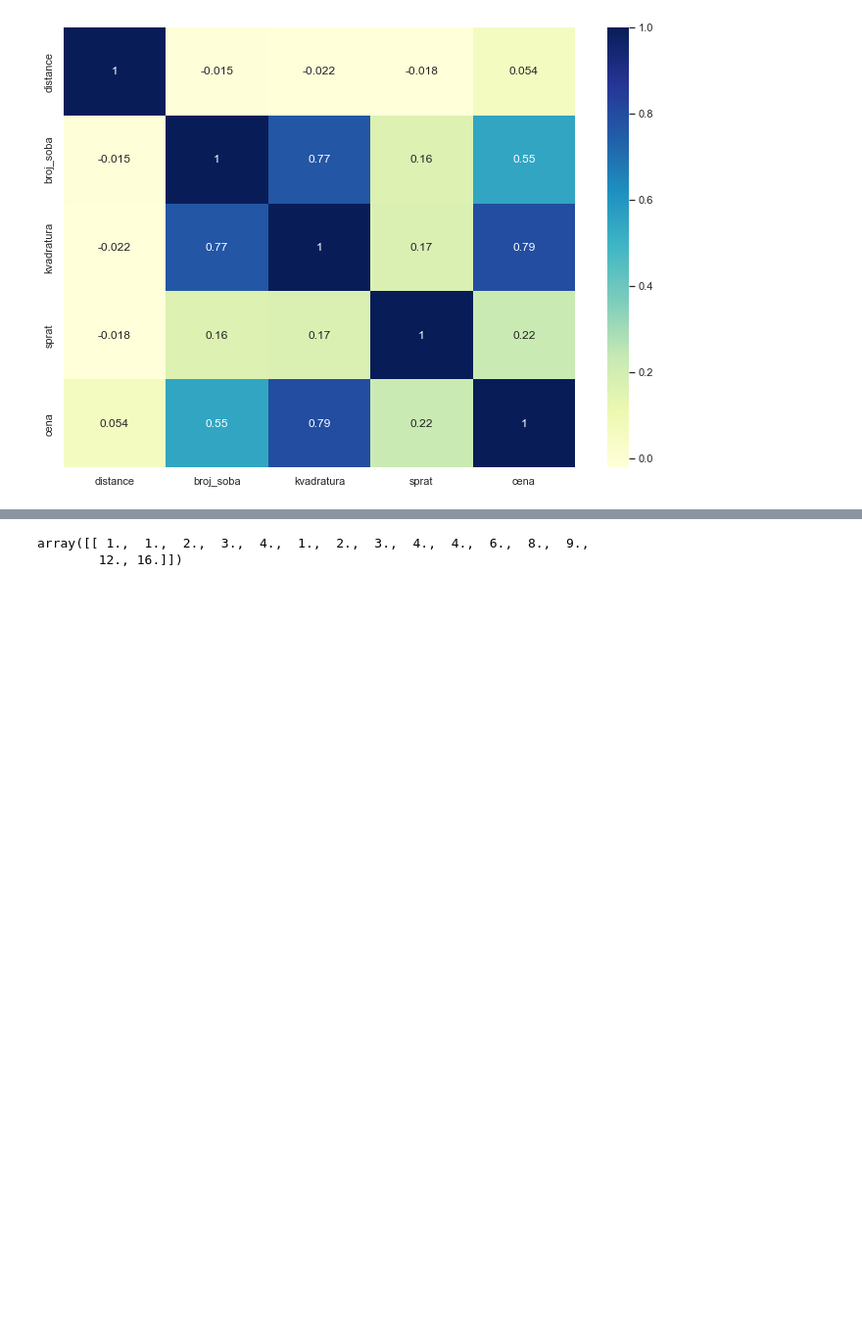
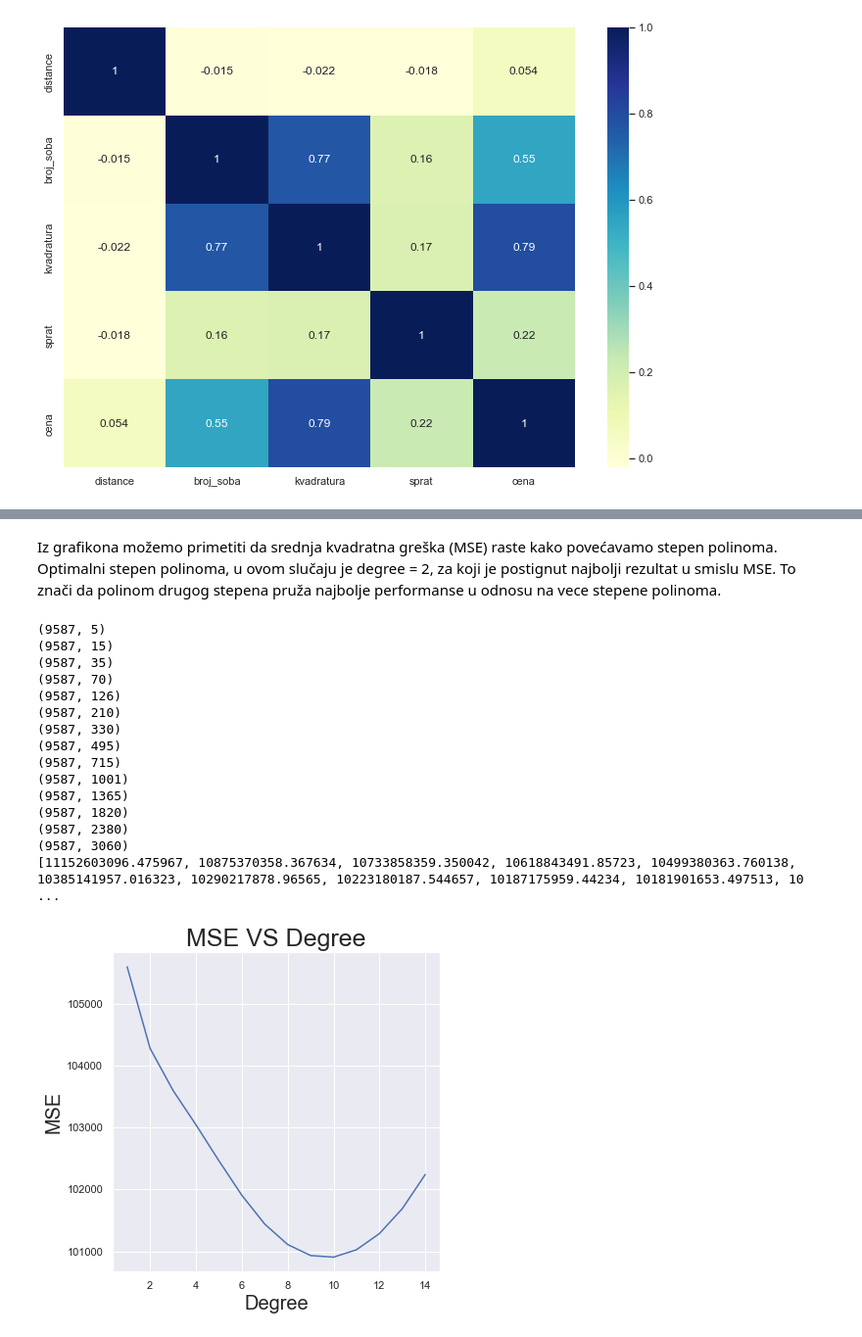
Before and after one commit to busketi/nekretnine_web_scrapping, a Jupyter notebook: linear_regression.ipynb, the cells around one changed output, grey strips where cells are left out. Shown at 98% size. Drawn from its saved outputs; the diff is of its cells as text; code cells hidden in the pictures; blank space fills up the shorter version.

```diff
--- a/linear_regression.ipynb
+++ b/linear_regression.ipynb
@@ -253,5 +182,43 @@ Text(0.5, 1.0, 'MSE VS Degree')
-# %%
-PolynomialFeatures(degree=(0,2)).fit_transform([[1,2,3,4]])
-# %% [output]
-array([[ 1.,  1.,  2.,  3.,  4.,  1.,  2.,  3.,  4.,  4.,  6.,  8.,  9.,
-        12., 16.]])
+# %% [markdown]
+Iz grafikona možemo primetiti da srednja kvadratna greška (MSE) raste kako povećavamo stepen polinoma. Optimalni stepen polinoma, u ovom slučaju je degree = 2, za koji je postignut najbolji rezultat u smislu MSE. To znači da polinom drugog stepena pruža najbolje performanse u odnosu na vece stepene polinoma.
+# %%
+X = MinMaxScaler.fit_transform(X_values.copy())
+x_train,x_test,y_train,y_test=train_test_split(X,y,train_size=0.8, random_state = 1)
+maxdegree=15 # The maximum degree we would like to test
+training_error=[]
+cross_validation_error=[]
+for d in range(1,maxdegree):
+    x_poly_train=PolynomialFeatures(degree=(0,d)).fit_transform(x_train)
+    print(np.shape(x_poly_train))
+    x_poly_test=PolynomialFeatures(degree=(0,d)).fit_transform(x_test)
+    model=Ridge(fit_intercept=False,alpha=0.5)
+    model=model.fit(x_poly_train,y_train)
+    y_train_pred=model.predict(x_poly_train)
+    mse_train=mean_squared_error(y_train,y_train_pred)
+    cve=cross_validate(model,x_poly_train,y_train,scoring='neg_mean_squared_error',cv=5,return_train_score=True)
+    training_error.append(mse_train)
+    cross_validation_error.append(np.mean(np.absolute(cve['test_score'])))
+fig,ax=plt.subplots(figsize=(6,6))
+print(cross_validation_error)
+ax.plot(range(1,maxdegree),np.sqrt(cross_validation_error))
+ax.set_xlabel('Degree',fontsize=20)
+ax.set_ylabel('MSE',fontsize=20)
+ax.set_title('MSE VS Degree',fontsize=25)
+plt.show()
+# %% [output]
+(9587, 5)
+(9587, 15)
+(9587, 35)
+(9587, 70)
+(9587, 126)
+(9587, 210)
+(9587, 330)
+(9587, 495)
+(9587, 715)
+(9587, 1001)
+(9587, 1365)
+(9587, 1820)
+(9587, 2380)
+(9587, 3060)
+[11152603096.475967, 10875370358.367634, 10733858359.350042, 10618843491.85723, 10499380363.760138, 10385141957.016323, 10290217878.96565, 10223180187.544657, 10187175959.44234, 10181901653.497513, 10 ...
+[figure, added]
```
Also changed, not shown: parts of 16 cells of this notebook, 9 other files.
